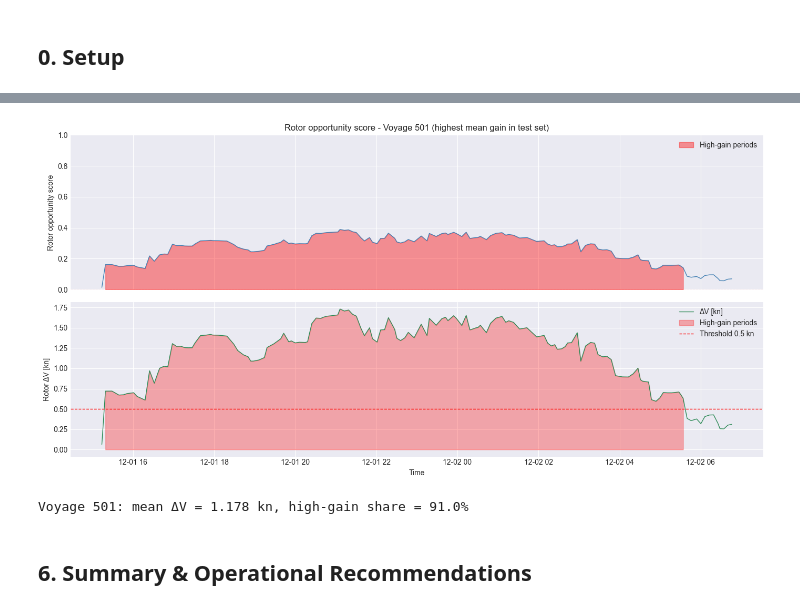
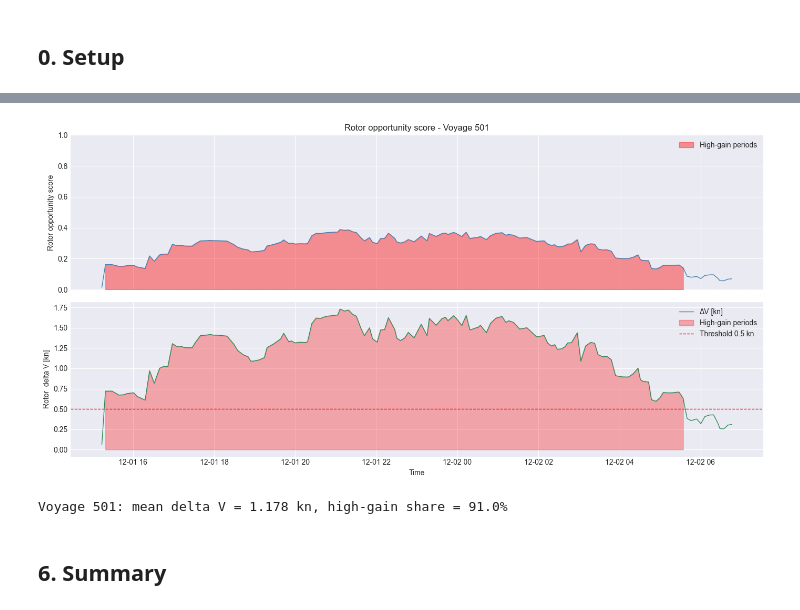
Before and after one commit to grioool/maritime-performance-analytics, a Jupyter notebook: extensions/04_rotor_gain_detection.ipynb, the cells around one changed output, grey strips where cells are left out. Saved outputs shown, nothing was run; the diff lists cells and outputs as text; code cells hidden in the pictures.

```diff
--- a/extensions/04_rotor_gain_detection.ipynb
+++ b/extensions/04_rotor_gain_detection.ipynb
@@ -226,19 +208,18 @@ Tailwind           18,264          5.1          0.026         0.0%
 # %%
-# ── 2b. Continuous polar gain plot ────────────────────────────────────────────
+# continuous polar gain plot
 bins_5 = np.arange(0, 181, 5)
-df['alpha_bin5'] = pd.cut(df['alpha_abs_deg'], bins=bins_5,
-                          labels=bins_5[:-1] + 2.5, include_lowest=True)
+df['alpha_bin5'] = pd.cut(df['alpha_abs_deg'], bins=bins_5, labels=bins_5[:-1] + 2.5, include_lowest=True)
 polar_mean = df.groupby('alpha_bin5')['delta_sog_kn'].mean()
 angles_deg = polar_mean.index.astype(float)
 
-# Mirror to full 360°
+# mirroring to full 360 degs
 full_angles_deg = np.concatenate([angles_deg, 360 - angles_deg[::-1]])
-full_r          = np.concatenate([polar_mean.values, polar_mean.values[::-1]])
+full_r = np.concatenate([polar_mean.values, polar_mean.values[::-1]])
 
 fig = plt.figure(figsize=(7, 7))
 ax_pol = fig.add_subplot(111, projection='polar')
 
-norm_r  = (full_r - full_r.min()) / (full_r.max() - full_r.min() + 1e-9)
+norm_r = (full_r - full_r.min()) / (full_r.max() - full_r.min() + 1e-9)
 colors_grad = plt.cm.RdYlGn(norm_r)
 
 for i in range(len(full_angles_deg) - 1):
@@ -248,13 +229,13 @@ for i in range(len(full_angles_deg) - 1):
 
 ax_pol.set_theta_zero_location('N')
 ax_pol.set_theta_direction(-1)
-ax_pol.set_title('Mean rotor ΔV [kn] by wind angle\n(5° bins, mirrored)', pad=20)
+ax_pol.set_title('Mean rotor delta V [kn] by wind angle\n(5 deg bins, mirrored)', pad=20)
 ax_pol.set_rlabel_position(45)
 
 sm = plt.cm.ScalarMappable(cmap='RdYlGn',
      norm=mcolors.Normalize(vmin=full_r.min(), vmax=full_r.max()))
 sm.set_array([])
-plt.colorbar(sm, ax=ax_pol, label='Mean ΔV [kn]', shrink=0.6)
+plt.colorbar(sm, ax=ax_pol, label='Mean delta V [kn]', shrink=0.6)
 
 plt.tight_layout()
 plt.savefig(RESULTS_PATH + 'rotor_polar_gain.png', dpi=150, bbox_inches='tight')
@@ -647,51 +609,44 @@ Accuracy  : 94.2%
 # %%
-# ── Rotor opportunity score & time series for best voyage ─────────────────────
+# rotor opportunity score and time series for best voyage
 MAX_ROTOR_POWER = 890.0  # kW at 24 m/s, 80°
 df['rotor_opportunity_score'] = np.clip(df['rotor_power'] / MAX_ROTOR_POWER, 0, 1)
 
-# Voyage with highest mean rotor gain in test set
+# voyage with highest mean rotor gain in test set
 best_voyage = (
     df[df['Voyage_ID'].isin(test_voys)]
     .groupby('Voyage_ID')['delta_sog_kn'].mean()
     .idxmax()
 )
 v_data = df[df['Voyage_ID'] == best_voyage].sort_values('Time')
 
 fig, axes = plt.subplots(2, 1, figsize=(14, 7), sharex=True)
 
-# Opportunity score
-axes[0].plot(v_data['Time'], v_data['rotor_opportunity_score'],
-             color='steelblue', linewidth=1)
-axes[0].fill_between(v_data['Time'], v_data['rotor_opportunity_score'],
-                     where=(v_data['high_gain'] == 1),
-                     color='red', alpha=0.4, label='High-gain periods')
-axes[0].axhline(0.5/MAX_ROTOR_POWER * MAX_ROTOR_POWER / MAX_ROTOR_POWER,
-                color='red', linestyle='--', linewidth=0.8)
+# opportunity score
+axes[0].plot(v_data['Time'], v_data['rotor_opportunity_score'], color='steelblue', linewidth=1)
+axes[0].fill_between(v_data['Time'], v_data['rotor_opportunity_score'], where=(v_data['high_gain'] == 1), color='red', alpha=0.4, label='High-gain periods')
+axes[0].axhline(0.5/MAX_ROTOR_POWER * MAX_ROTOR_POWER / MAX_ROTOR_POWER, color='red', linestyle='--', linewidth=0.8)
 axes[0].set_ylabel('Rotor opportunity score')
-axes[0].set_title(f'Rotor opportunity score - Voyage {best_voyage} (highest mean gain in test set)')
+axes[0].set_title(f'Rotor opportunity score - Voyage {best_voyage}')
 axes[0].legend()
 axes[0].set_ylim(0, 1)
 
-# Delta SOG
-axes[1].plot(v_data['Time'], v_data['delta_sog_kn'],
-             color='seagreen', linewidth=1, label='ΔV [kn]')
-axes[1].fill_between(v_data['Time'], v_data['delta_sog_kn'],
-                     where=(v_data['high_gain'] == 1),
-                     color='red', alpha=0.3, label='High-gain periods')
+# delta SOG
+axes[1].plot(v_data['Time'], v_data['delta_sog_kn'], color='seagreen', linewidth=1, label='ΔV [kn]')
+axes[1].fill_between(v_data['Time'], v_data['delta_sog_kn'], where=(v_data['high_gain'] == 1), color='red', alpha=0.3, label='High-gain periods')
 axes[1].axhline(0.5, color='red', linestyle='--', linewidth=1, label='Threshold 0.5 kn')
-axes[1].set_ylabel('Rotor ΔV [kn]')
+axes[1].set_ylabel('Rotor  delta V [kn]')
 axes[1].set_xlabel('Time')
 axes[1].legend()
 
 plt.tight_layout()
 plt.savefig(RESULTS_PATH + f'rotor_opportunity_voyage{best_voyage}.png', dpi=150, bbox_inches='tight')
 plt.show()
 
-print(f"Voyage {best_voyage}: mean ΔV = {v_data['delta_sog_kn'].mean():.3f} kn, "
+print(f"Voyage {best_voyage}: mean delta V = {v_data['delta_sog_kn'].mean():.3f} kn, "
       f"high-gain share = {v_data['high_gain'].mean()*100:.1f}%")
 # %% [output]
-[figure, old version]
+[figure, new version]
-Voyage 501: mean ΔV = 1.178 kn, high-gain share = 91.0%
+Voyage 501: mean delta V = 1.178 kn, high-gain share = 91.0%
 # %% [markdown]
-## 6. Summary & Operational Recommendations
+## 6. Summary
 # %%
```
Also changed, not shown: parts of 21 cells of this notebook, 28 other files.
